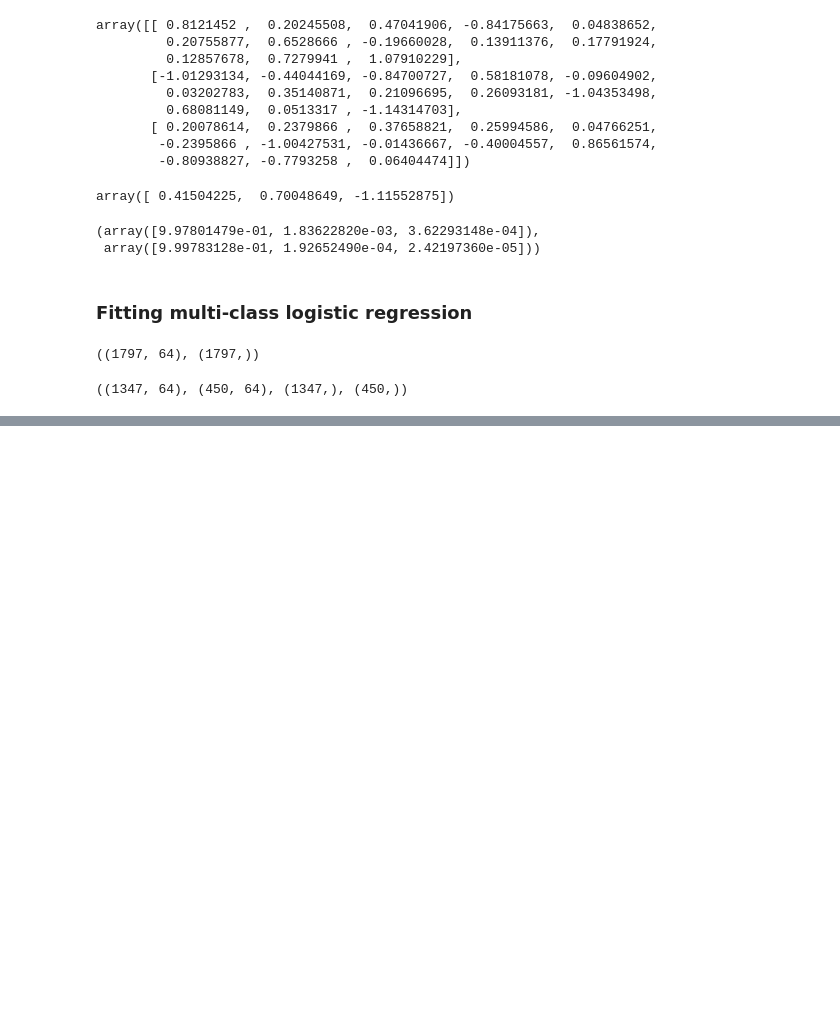
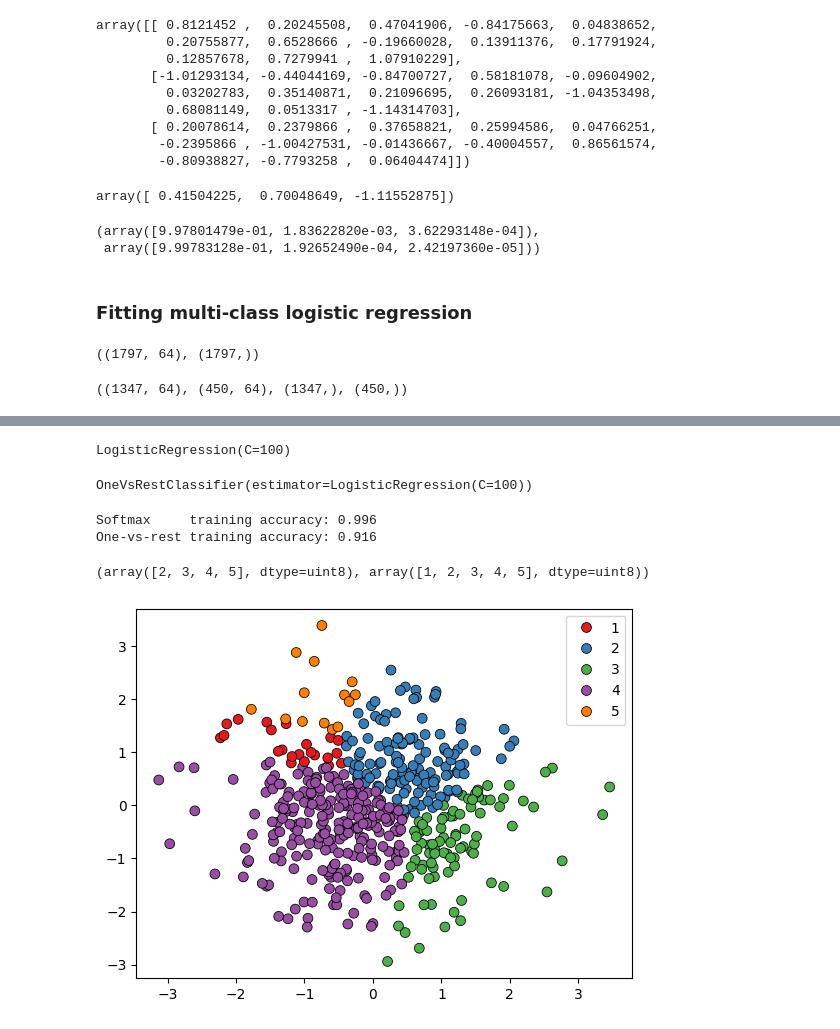
Before and after one commit to PaulToronto/DataCamp-Track---Machine-Learning-Scientist-in-Python, a Jupyter notebook: 5_3_Linear_Classifiers_in_Python_Logistic_Regression.ipynb, the cells around one changed output, grey strips where cells are left out. Cells and saved outputs as stored; diff of their text form; code cells hidden in the pictures; blank space fills up the shorter version.

```diff
--- a/5_3_Linear_Classifiers_in_Python_Logistic_Regression.ipynb
+++ b/5_3_Linear_Classifiers_in_Python_Logistic_Regression.ipynb
@@ -571,0 +1115,34 @@ Please also refer to the documentation for alternative solver options:
+# %%
+lr_mn = LogisticRegression(solver='lbfgs', C=100)
+lr_ovr = OneVsRestClassifier(LogisticRegression(C=100))
+# %%
+lr_mn.fit(X_train, y_train)
+# %% [output]
+LogisticRegression(C=100)
+# %%
+lr_ovr.fit(X_train, y_train)
+# %% [output]
+OneVsRestClassifier(estimator=LogisticRegression(C=100))
+# %%
+# Print training accuracies
+print("Softmax     training accuracy:", lr_mn.score(X_train, y_train))
+print("One-vs-rest training accuracy:", lr_ovr.score(X_train, y_train))
+# %% [output]
+Softmax     training accuracy: 0.996
+One-vs-rest training accuracy: 0.916
+# %%
+# `lr_ovr` never predicts class1
+np.unique(lr_ovr.predict(X_train)), np.unique(lr_mn.predict(X_train))
+# %% [output]
+(array([2, 3, 4, 5], dtype=uint8), array([1, 2, 3, 4, 5], dtype=uint8))
+# %%
+sns.scatterplot(x=X_train[:, 0],
+                y=X_train[:, 1],
+                hue=y_train,
+                palette='Set1',
+                s=50,
+                edgecolor='k')
+
+plt.show()
+# %% [output]
+[figure, added]
```
Also changed, not shown: parts of 19 cells of this notebook.
